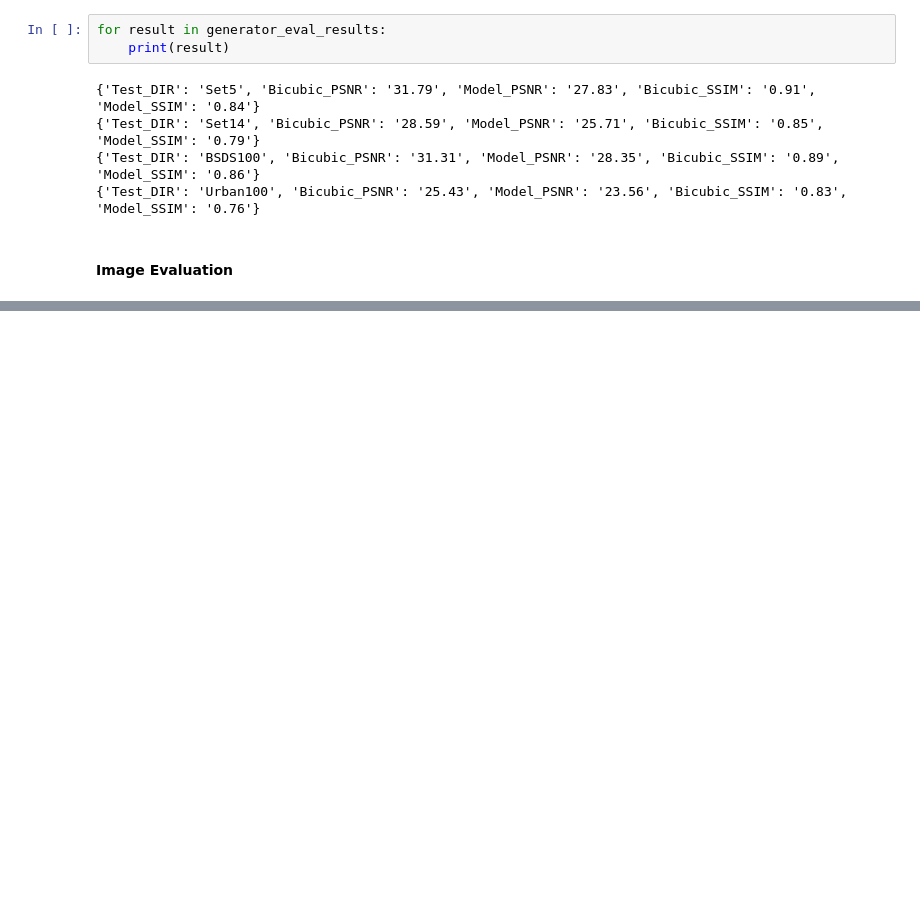
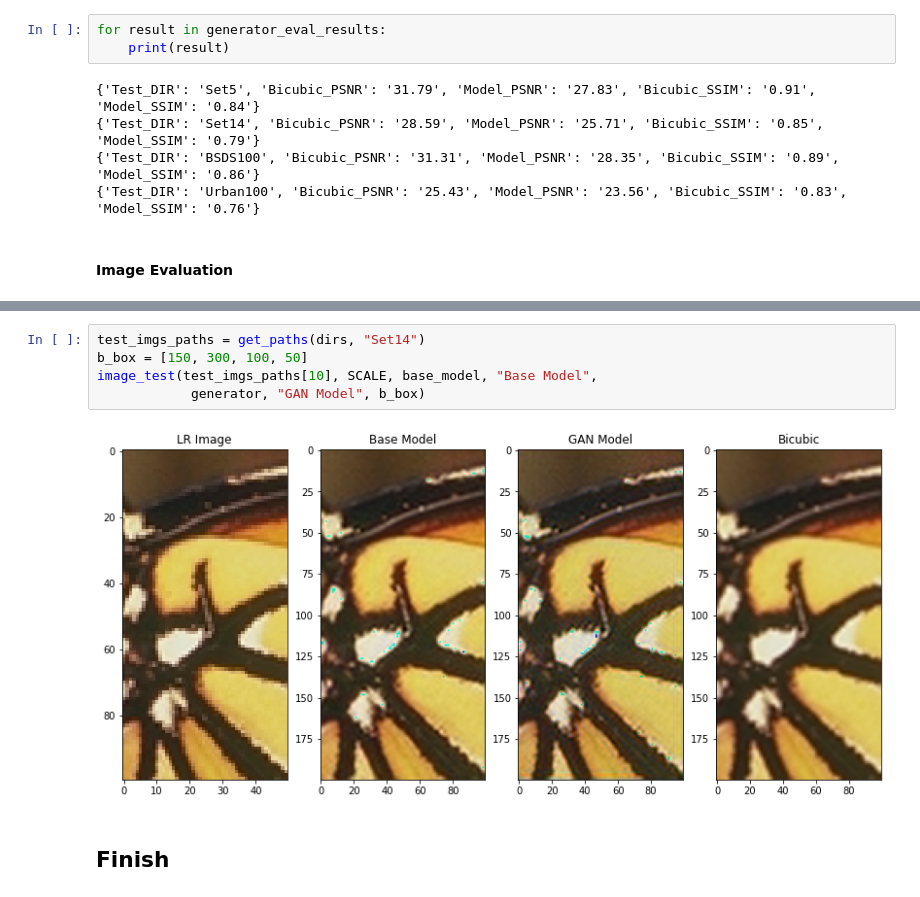
Before and after one commit to AYSIK0/Super_resolution_Project, a Jupyter notebook: SuperResolution.ipynb, the cells around one changed output, grey strips where cells are left out. Cells and saved outputs as stored; diff of their text form; blank space fills up the shorter version.

```diff
--- a/SuperResolution.ipynb
+++ b/SuperResolution.ipynb
@@ -1082,0 +1093,9 @@ for batch in valid_dataset.take(3):
+# %%
+test_imgs_paths = get_paths(dirs, "Set14")
+b_box = [150, 300, 100, 50]
+image_test(test_imgs_paths[10], SCALE, base_model, "Base Model",
+            generator, "GAN Model", b_box)
+# %% [output]
+[figure, added]
+# %% [markdown]
+## Finish
```
Also changed, not shown: parts of 20 cells of this notebook, 4 other files.
